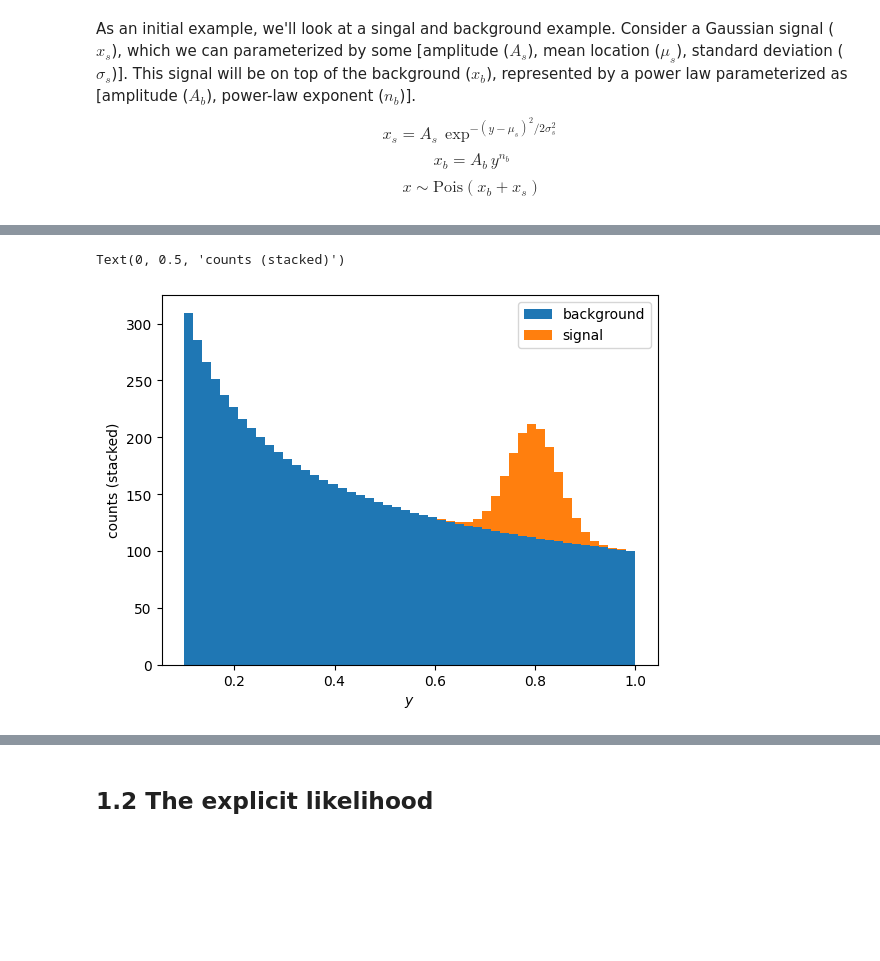
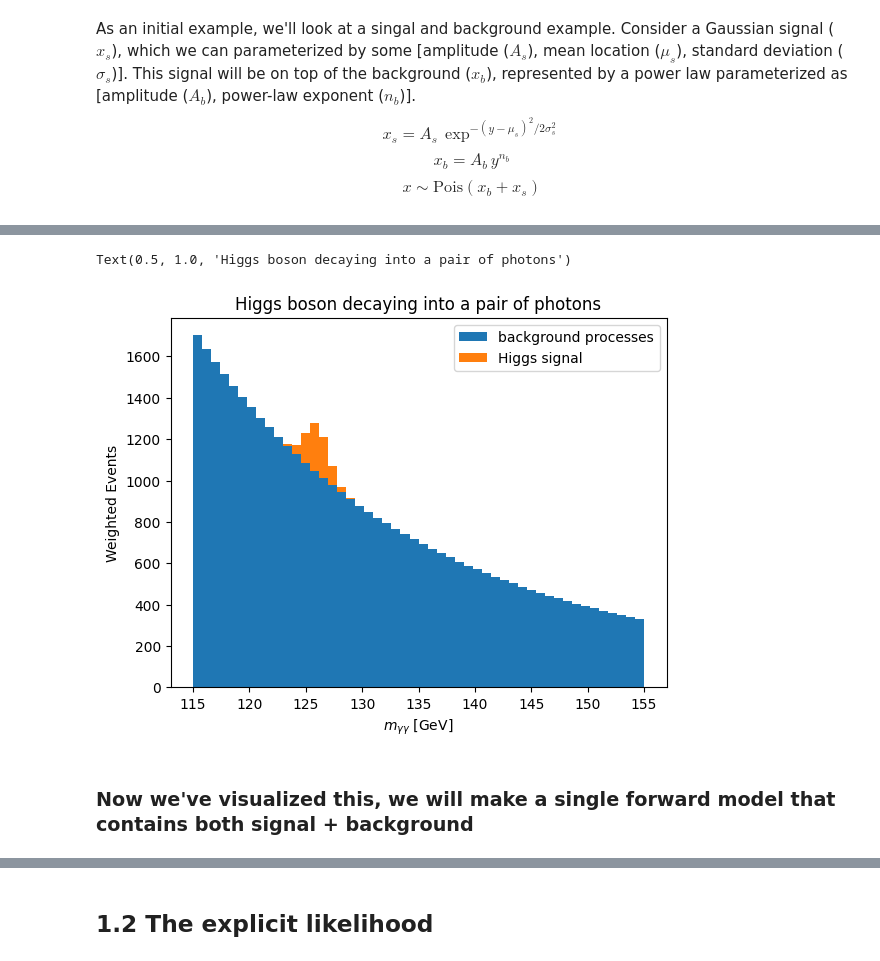
Before and after one commit to jessimic/sbi-tutorial-iaifi, a Jupyter notebook: tutorial.ipynb, the cells around one changed output, grey strips where cells are left out. Drawn from its saved outputs; the diff is of its cells as text; code cells hidden in the pictures; blank space fills up the shorter version.

Commit message:
Added tutorial 2 and higgs plot

```diff
--- a/tutorial.ipynb
+++ b/tutorial.ipynb
@@ -64,26 +67,29 @@ $$x \sim \mathrm{Pois}(x_b + x_s)$$
 # %%
-y_sample = np.linspace(0.1, 1, 100)  # Dependent variable
+mass_sample = np.linspace(115, 155, 400)  # Mass range in GeV
 
 # Power-law background
-x_b_sample = amp_b * (y_sample ** exp_b)
-amp_b=50
-exp_b=-0.5
+exp_b = -5.6
+amp_b = 7.5e13
+y_b_sample = amp_b * (mass_sample ** exp_b)
 
 # Gaussian signal
-x_s_sample = amp_s * np.exp(-((y_sample - mu_s) ** 2) / (2 * std_s ** 2))
-amp_s=50
-mu_s=0.8
-std_s=0.05
+amp_s=30
+mu_s=126 #Measured higgs mass
+std_s = 1
+y_s_sample = amp_s * np.exp(-((mass_sample - mu_s) ** 2) / (2 * std_s ** 2))
 
 #Make stacked histogram to see distribution that you would be pulling from
-plt.hist([y_sample, y_sample], bins=50, weights=[x_b_sample, x_s_sample], label=['background', 'signal'], stacked=True)
+plt.hist([mass_sample, mass_sample], bins=50, weights=[y_b_sample, y_s_sample], label=['background processes', 'Higgs signal'], stacked=True)
 
 plt.legend()
-plt.xlabel("$y$")
-plt.ylabel("counts (stacked)")
+plt.xlabel(r'$m_{\gamma \gamma}$ [GeV]')
+plt.ylabel("Weighted Events")
+plt.title("Higgs boson decaying into a pair of photons")
 # %% [output]
-Text(0, 0.5, 'counts (stacked)')
+Text(0.5, 1.0, 'Higgs boson decaying into a pair of photons')
-[figure, old version]
+[figure, new version]
+# %% [markdown]
+### Now we've visualized this, we will make a single forward model that contains both signal + background
 # %%
 #Make signal + background into one "forward model"
 def bump_forward_model(y, amp_s, mu_s, std_s, amp_b, exp_b):
```
Also changed, not shown: parts of 51 cells of this notebook, 2 other files.
